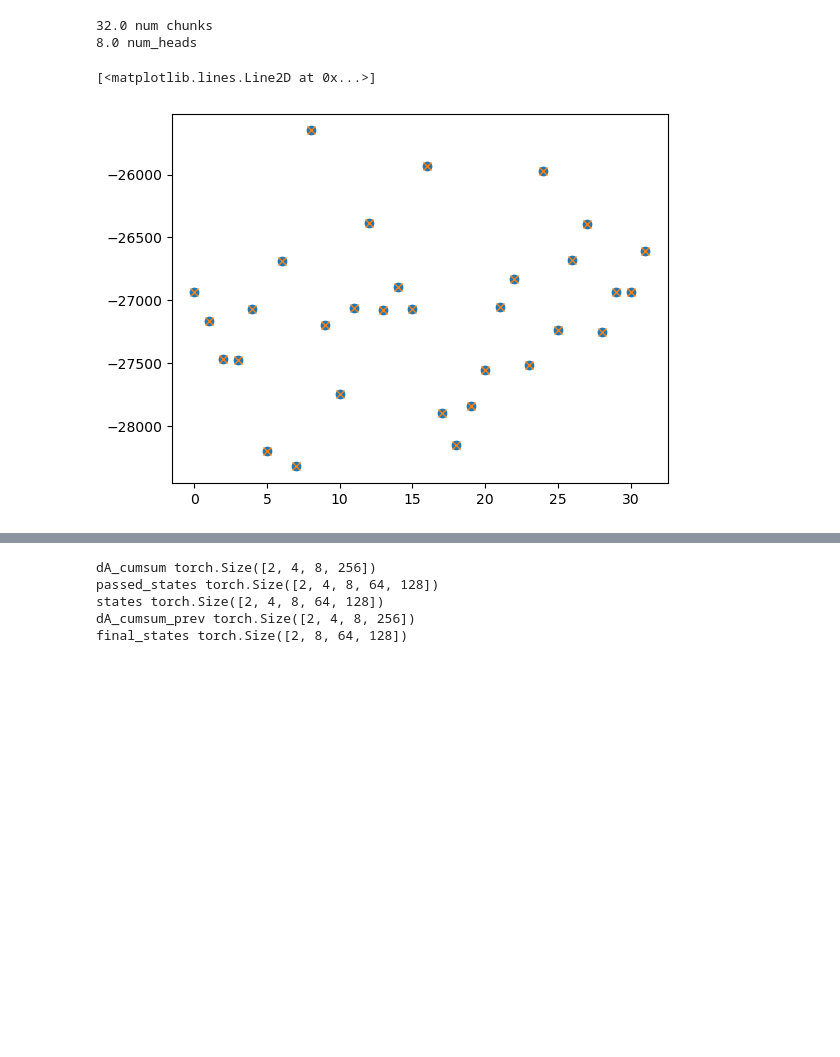
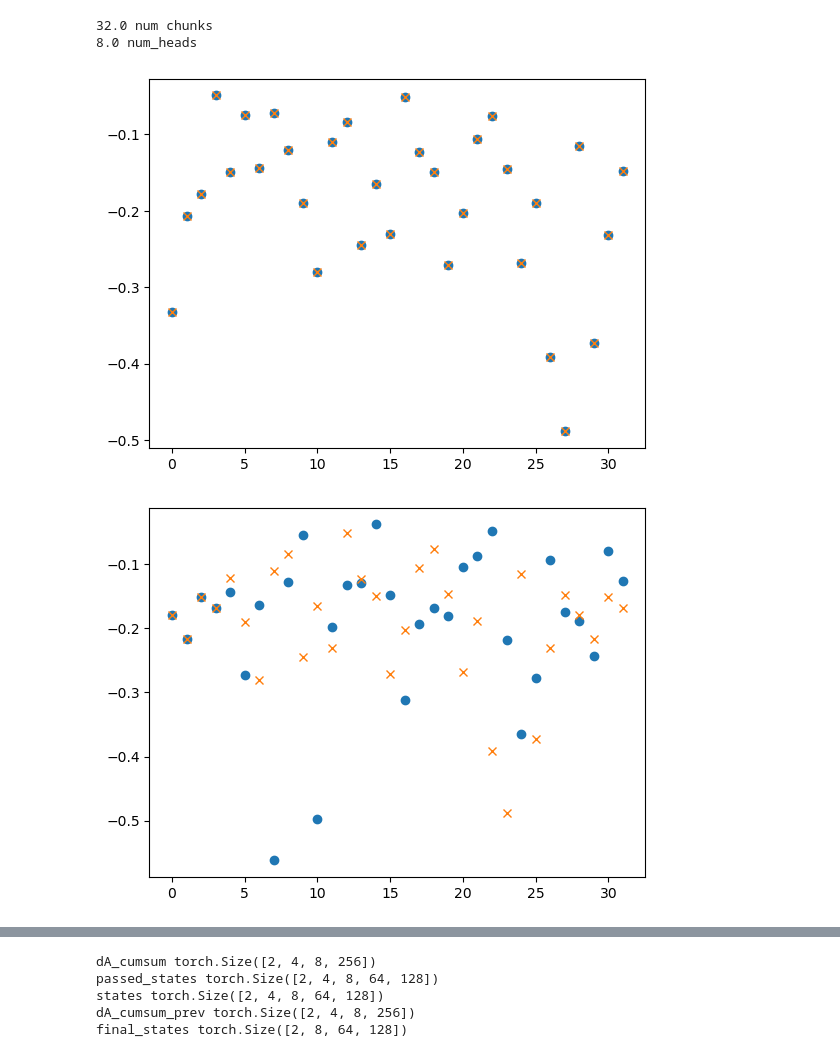
Before and after one commit to state-spaces/mamba, a Jupyter notebook: tests.ipynb, the cells around one changed output, grey strips where cells are left out. Cells and saved outputs as stored; diff of their text form; code cells hidden in the pictures; blank space fills up the shorter version.

```diff
--- a/tests.ipynb
+++ b/tests.ipynb
@@ -92,7 +46,8 @@ plt.vlines(vlines,-10,10,'r')
 # %%
 import os
-dist_dir = 'Test/mamba/par_save'
-ser_dir = 'Test/mamba/ser_save'
+import torch
+dist_dir = 'par_save'
+ser_dir = 'ser_save'
 files = ['dA_cumsum','passed_states', 'states','dA_cumsum_prev']
 dist_dict = {}
 num_gpus=8
@@ -125,9 +80,13 @@ print(256*2/64, 'num_heads')
 32.0 num chunks
 8.0 num_heads
 # %%
-plt.plot(ser_dict['dA_cumsum'].sum(dim=(2,3))[0,:], 'o')
-plt.plot(dist_dict['dA_cumsum'].sum(dim=(2,3))[0,:],'x')
+for i in range(2):
+    plt.figure()
+    #plt.plot(ser_dict['dA_cumsum'].sum(dim=(2,3))[i,:], 'o')
+    #plt.plot(dist_dict['dA_cumsum'].sum(dim=(2,3))[i,:],'x')
+    plt.plot(ser_dict['dA_cumsum'][i,:,0,0], 'o')
+    plt.plot(dist_dict['dA_cumsum'][i,:,0,0],'x')
 # %% [output]
-[<matplotlib.lines.Line2D at 0x...>]
-[figure, old version]
+[figure, new version]
+[figure, added]
 # %%
```
Also changed, not shown: parts of 19 cells of this notebook, 1 other file.
